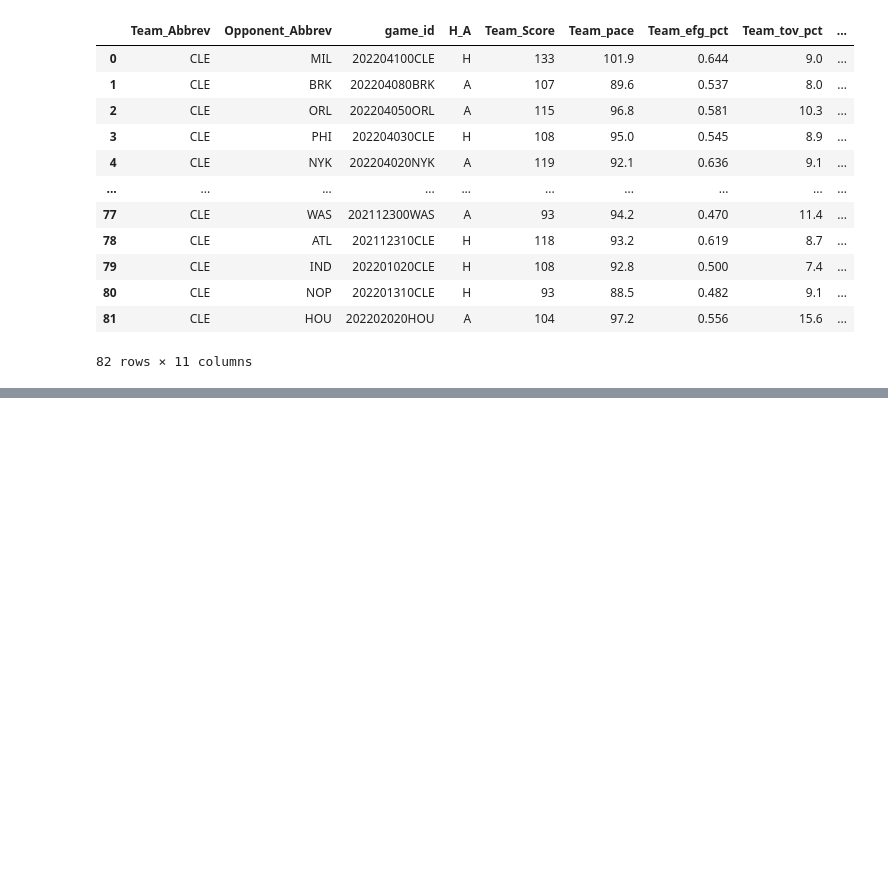
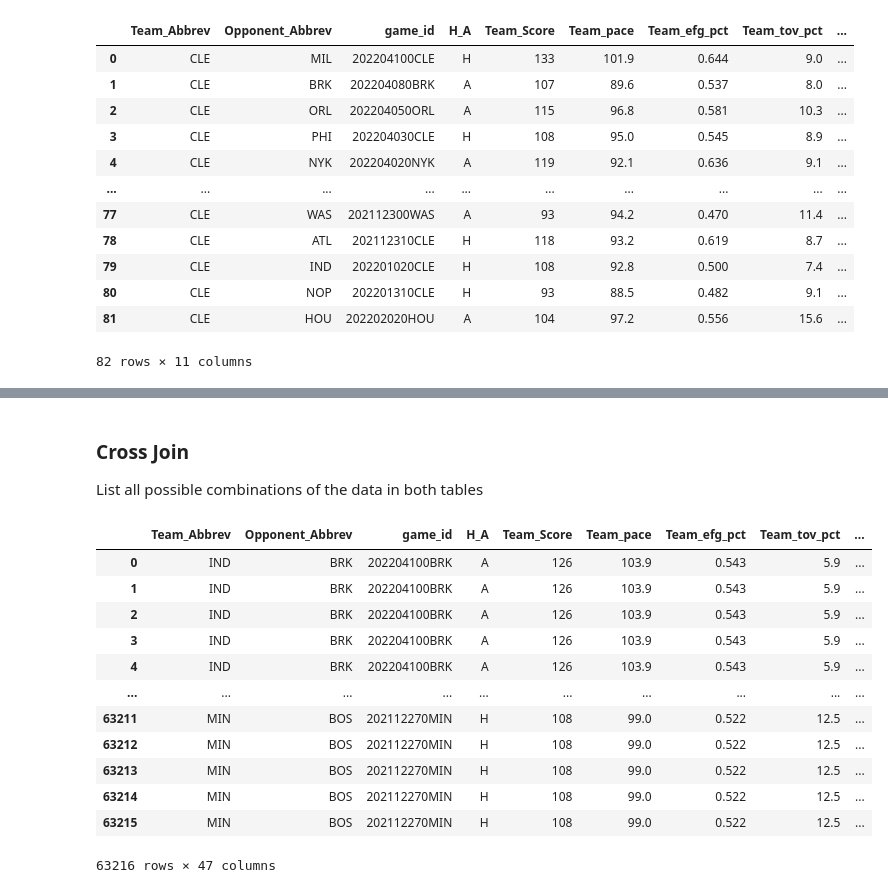
Before and after one commit to giasmith/contrans, a Jupyter notebook: examples/nba_example.ipynb, the cells around one changed output, grey strips where cells are left out. Cells and saved outputs as stored; diff of their text form; code cells hidden in the pictures; blank space fills up the shorter version.

```diff
--- a/examples/nba_example.ipynb
+++ b/examples/nba_example.ipynb
@@ -49,6 +49,6 @@ nba
 | 31607 | 202112270LAC | 2021-12-27 | 0 | H | LAC | 108 | 99.5 | 0.454 | 9.2 | ... |
 31608 rows × 46 columns
 # %%
-pd.set_option('display.max_rows', 42)
-pd.set_option('display.max_colums', 42)
-nba.head(3).T
+#pd.set_option('display.max_rows', 42)
+#pd.set_option('display.max_colums', 42)
+#nba.head(3).T
@@ -270,0 +475,28 @@ Index(['game_id', 'Inactives', 'Opponent_Score', 'Opponent_pace',
+# %% [markdown]
+### Cross Join
+List all possible combinations of the data in both tables
+# %%
+myquery = '''
+SELECT *
+FROM team_games t
+INNER JOIN player_game pg
+    ON t.game_id = pg.game_id
+INNER JOIN players p
+    ON pg.player_id = p.player_id
+
+'''
+pd.read_sql(myquery, nba_db)
+# %% [output]
+|  | Team_Abbrev | Opponent_Abbrev | game_id | H_A | Team_Score | Team_pace | Team_efg_pct | Team_tov_pct | ... |
+| 0 | IND | BRK | 202204100BRK | A | 126 | 103.9 | 0.543 | 5.9 | ... |
+| 1 | IND | BRK | 202204100BRK | A | 126 | 103.9 | 0.543 | 5.9 | ... |
+| 2 | IND | BRK | 202204100BRK | A | 126 | 103.9 | 0.543 | 5.9 | ... |
+| 3 | IND | BRK | 202204100BRK | A | 126 | 103.9 | 0.543 | 5.9 | ... |
+| 4 | IND | BRK | 202204100BRK | A | 126 | 103.9 | 0.543 | 5.9 | ... |
+| ... | ... | ... | ... | ... | ... | ... | ... | ... | ... |
+| 63211 | MIN | BOS | 202112270MIN | H | 108 | 99.0 | 0.522 | 12.5 | ... |
+| 63212 | MIN | BOS | 202112270MIN | H | 108 | 99.0 | 0.522 | 12.5 | ... |
+| 63213 | MIN | BOS | 202112270MIN | H | 108 | 99.0 | 0.522 | 12.5 | ... |
+| 63214 | MIN | BOS | 202112270MIN | H | 108 | 99.0 | 0.522 | 12.5 | ... |
+| 63215 | MIN | BOS | 202112270MIN | H | 108 | 99.0 | 0.522 | 12.5 | ... |
+63216 rows × 47 columns
```
Also changed, not shown: parts of 22 cells of this notebook, 2 other files.
